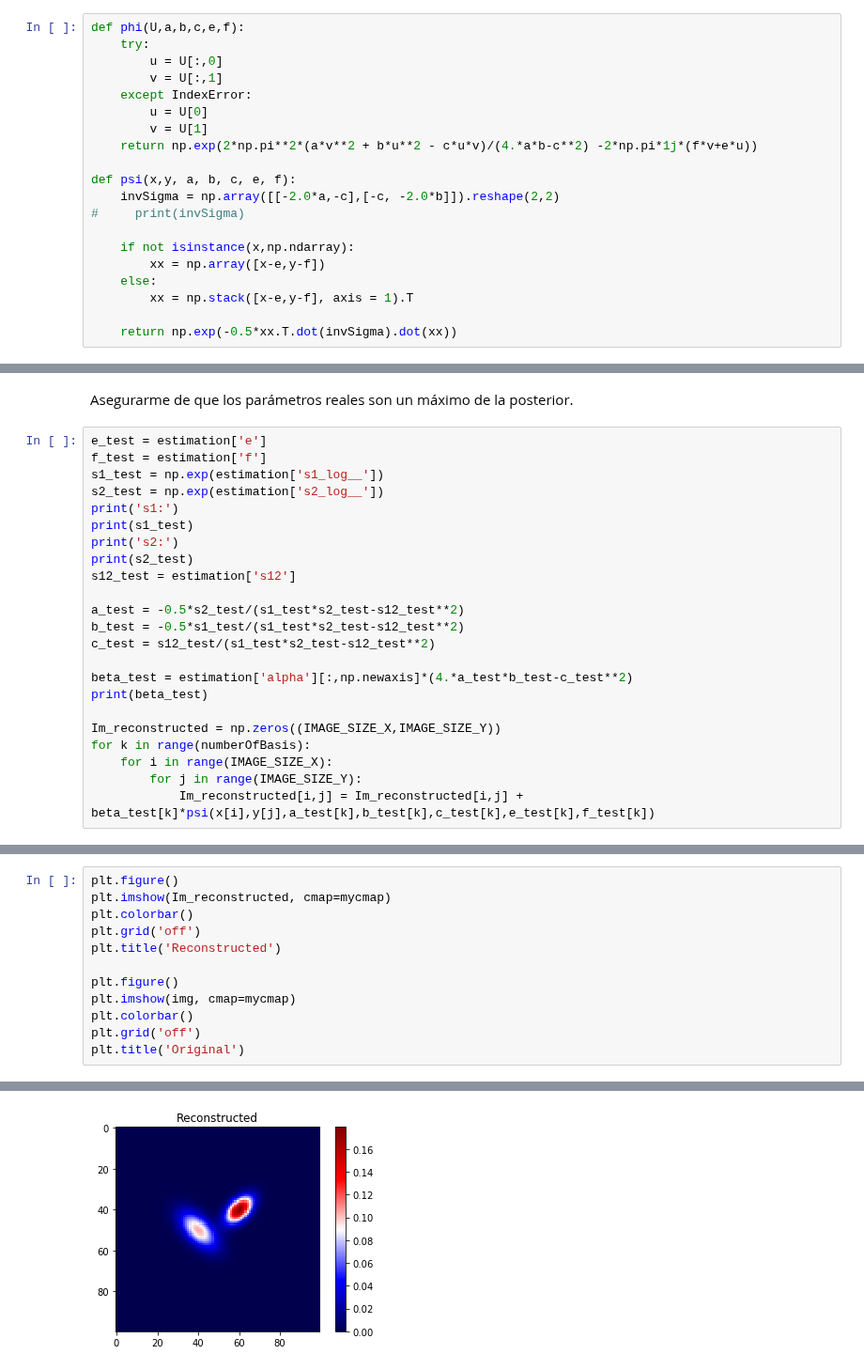
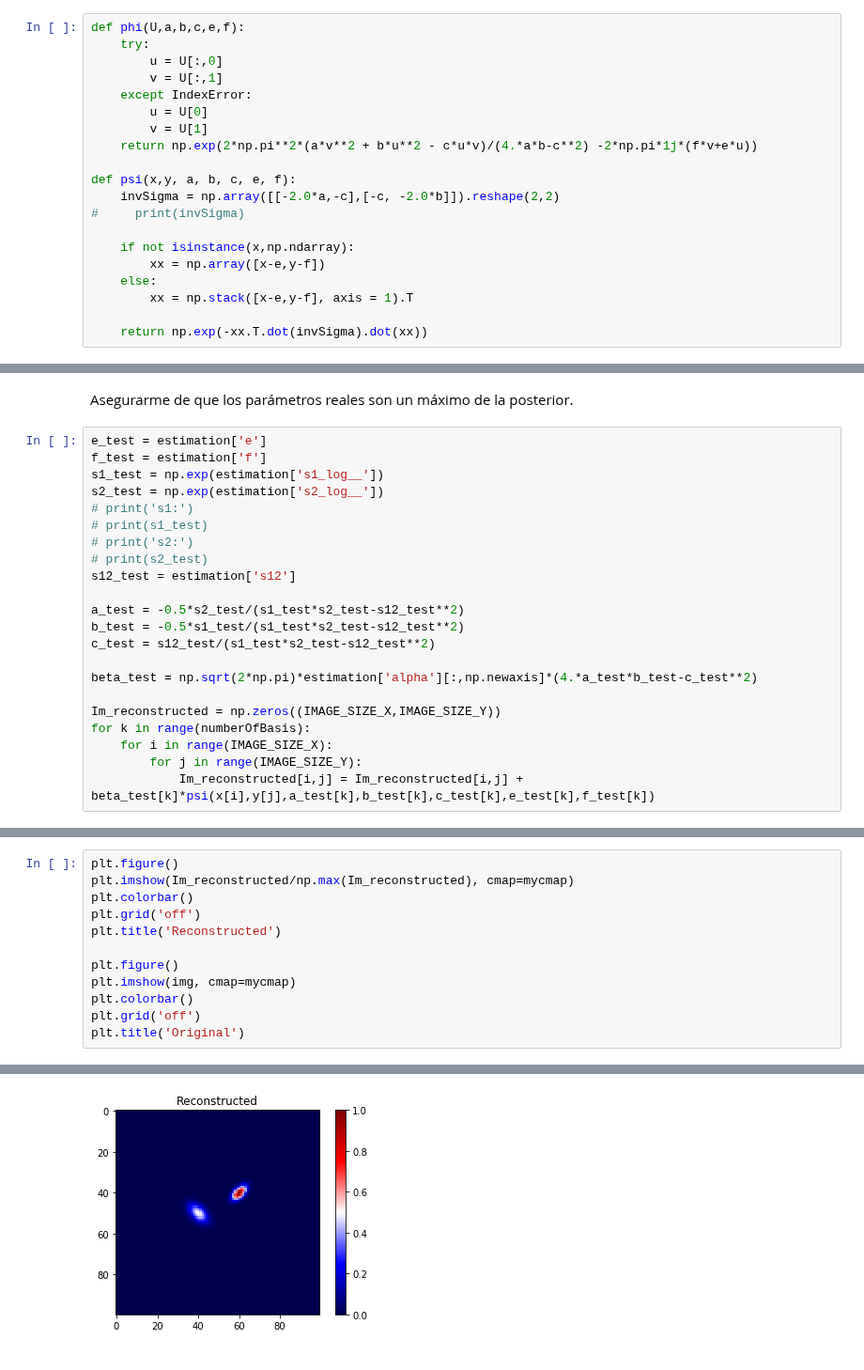
Before and after one commit to lerkoah/BayesianInterferometryIDS, a Jupyter notebook: src/anisotripic-model.ipynb, the cells around one changed output, grey strips where cells are left out. Shown at 94% size. Saved outputs shown, nothing was run; the diff lists cells and outputs as text.

```diff
--- a/src/anisotripic-model.ipynb
+++ b/src/anisotripic-model.ipynb
@@ -44,7 +44,7 @@ def psi(x,y, a, b, c, e, f):
     else:
         xx = np.stack([x-e,y-f], axis = 1).T
 
-    return np.exp(-0.5*xx.T.dot(invSigma).dot(xx))
+    return np.exp(-xx.T.dot(invSigma).dot(xx))
 # %% [markdown]
 ## Creating artificial data
 # %%
@@ -340,18 +340,17 @@ e_test = estimation['e']
 f_test = estimation['f']
 s1_test = np.exp(estimation['s1_log__'])
 s2_test = np.exp(estimation['s2_log__'])
-print('s1:')
-print(s1_test)
-print('s2:')
-print(s2_test)
+# print('s1:')
+# print(s1_test)
+# print('s2:')
+# print(s2_test)
 s12_test = estimation['s12']
 
 a_test = -0.5*s2_test/(s1_test*s2_test-s12_test**2)
 b_test = -0.5*s1_test/(s1_test*s2_test-s12_test**2)
 c_test = s12_test/(s1_test*s2_test-s12_test**2)
 
-beta_test = estimation['alpha'][:,np.newaxis]*(4.*a_test*b_test-c_test**2)
-print(beta_test)
+beta_test = np.sqrt(2*np.pi)*estimation['alpha'][:,np.newaxis]*(4.*a_test*b_test-c_test**2)
 
 Im_reconstructed = np.zeros((IMAGE_SIZE_X,IMAGE_SIZE_Y))
 for k in range(numberOfBasis):
@@ -382,15 +360,15 @@ s2:
 # %%
 plt.figure()
-plt.imshow(Im_reconstructed, cmap=mycmap)
+plt.imshow(Im_reconstructed/np.max(Im_reconstructed), cmap=mycmap)
 plt.colorbar()
 plt.grid('off')
 plt.title('Reconstructed')
 
 plt.figure()
 plt.imshow(img, cmap=mycmap)
 plt.colorbar()
 plt.grid('off')
 plt.title('Original')
 # %% [output]
 <matplotlib.text.Text at 0x...>
-[figure, old version]
+[figure, new version]
```
Also changed, not shown: parts of 11 cells of this notebook.
